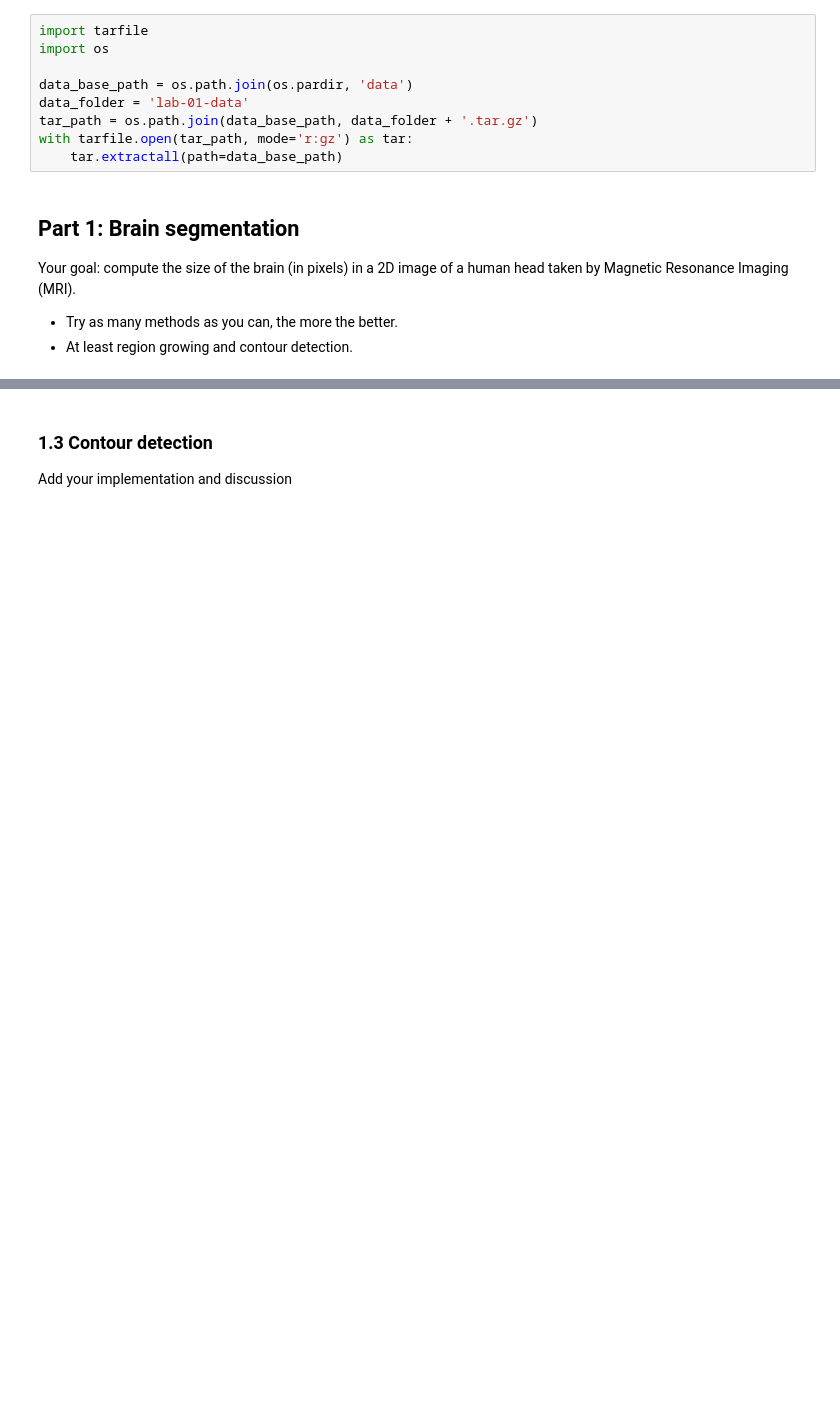
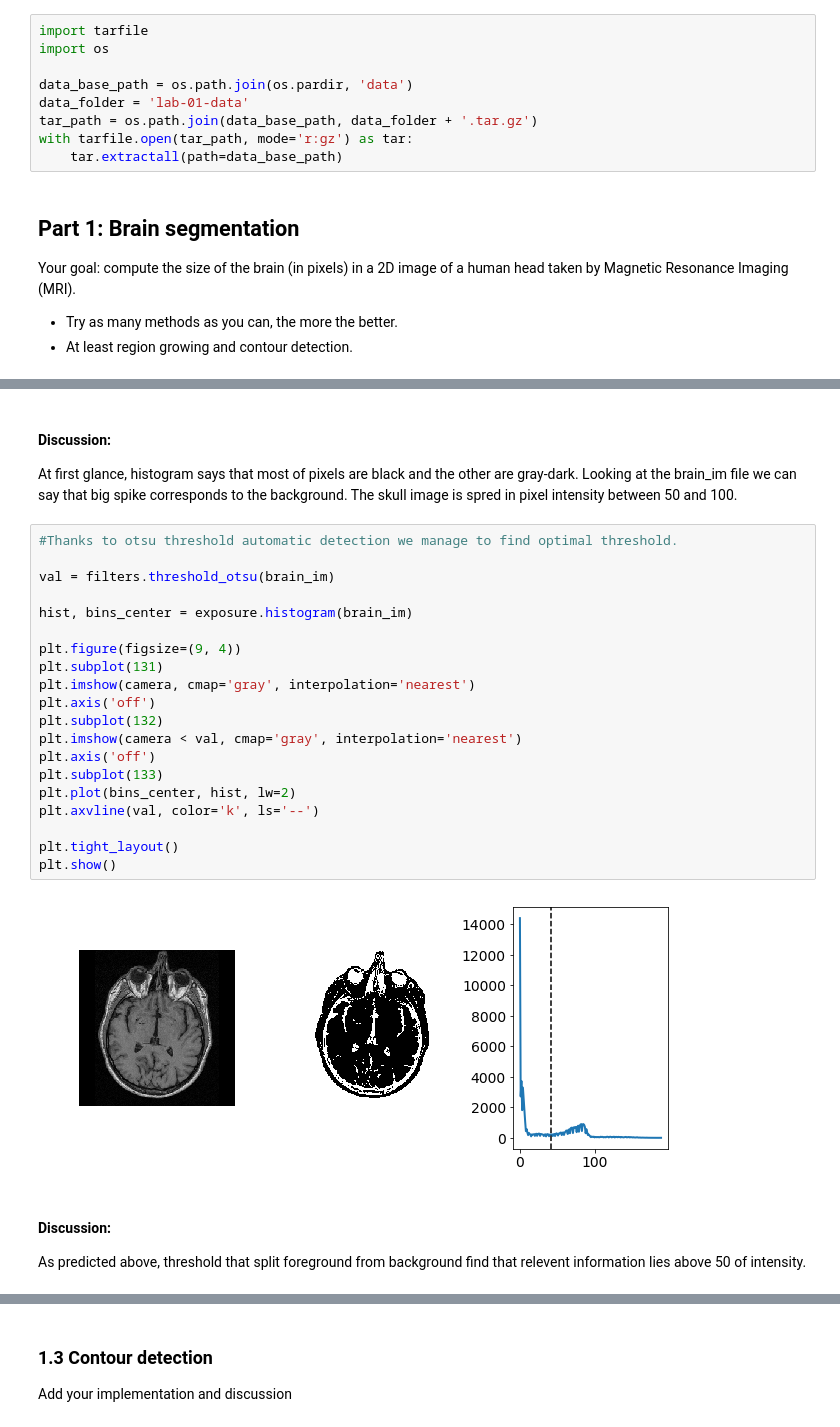
Before and after one commit to raphaelreis/iapr-2019, a Jupyter notebook: labs/lab_01_segmentation.ipynb, the cells around one changed output, grey strips where cells are left out. Saved outputs shown, nothing was run; the diff lists cells and outputs as text; blank space fills up the shorter version.

```diff
--- a/labs/lab_01_segmentation.ipynb
+++ b/labs/lab_01_segmentation.ipynb
@@ -49,3 +102,31 @@ plt.show()
+# %% [markdown]
+#### Discussion:
+At first glance, histogram says that most of pixels are black and the other are gray-dark. Looking at the brain_im file we can say that big spike corresponds to the background. The skull image is spred in pixel intensity between 50 and 100.
+# %%
+#Thanks to otsu threshold automatic detection we manage to find optimal threshold.
+
+val = filters.threshold_otsu(brain_im)
+
+hist, bins_center = exposure.histogram(brain_im)
+
+plt.figure(figsize=(9, 4))
+plt.subplot(131)
+plt.imshow(camera, cmap='gray', interpolation='nearest')
+plt.axis('off')
+plt.subplot(132)
+plt.imshow(camera < val, cmap='gray', interpolation='nearest')
+plt.axis('off')
+plt.subplot(133)
+plt.plot(bins_center, hist, lw=2)
+plt.axvline(val, color='k', ls='--')
+
+plt.tight_layout()
+plt.show()
+# %% [output]
+[figure, added]
+# %% [markdown]
+#### Discussion:
+As predicted above, threshold that split foreground from background find that relevent information lies above 50 of intensity.
 # %% [markdown]
 ### 1.2 Region growing
 Add your implementation and discussion
```
Also changed, not shown: parts of 32 cells of this notebook.
